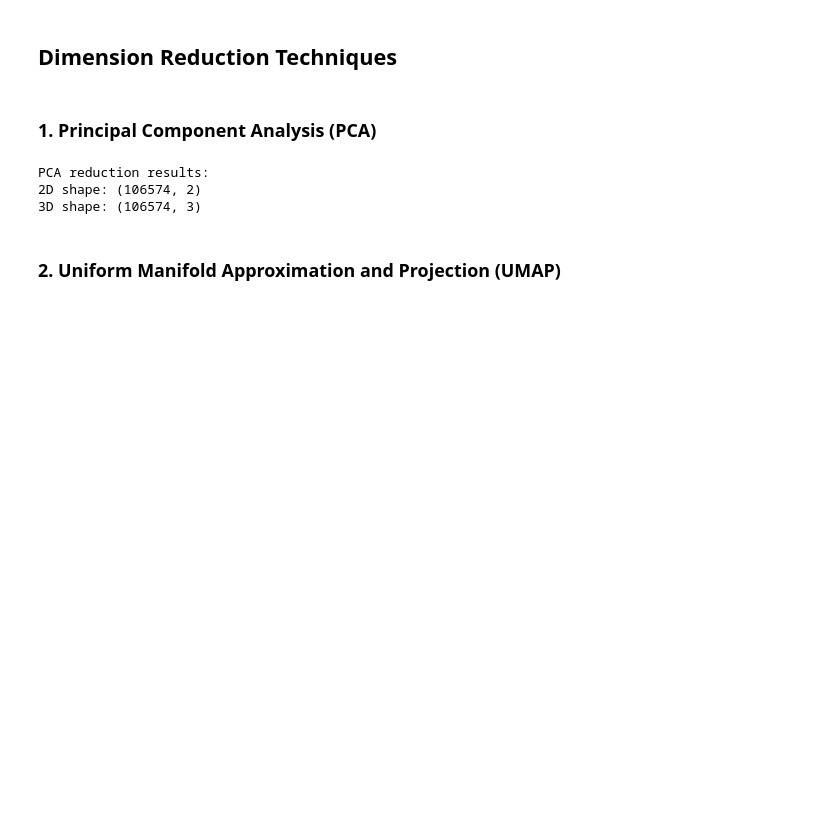
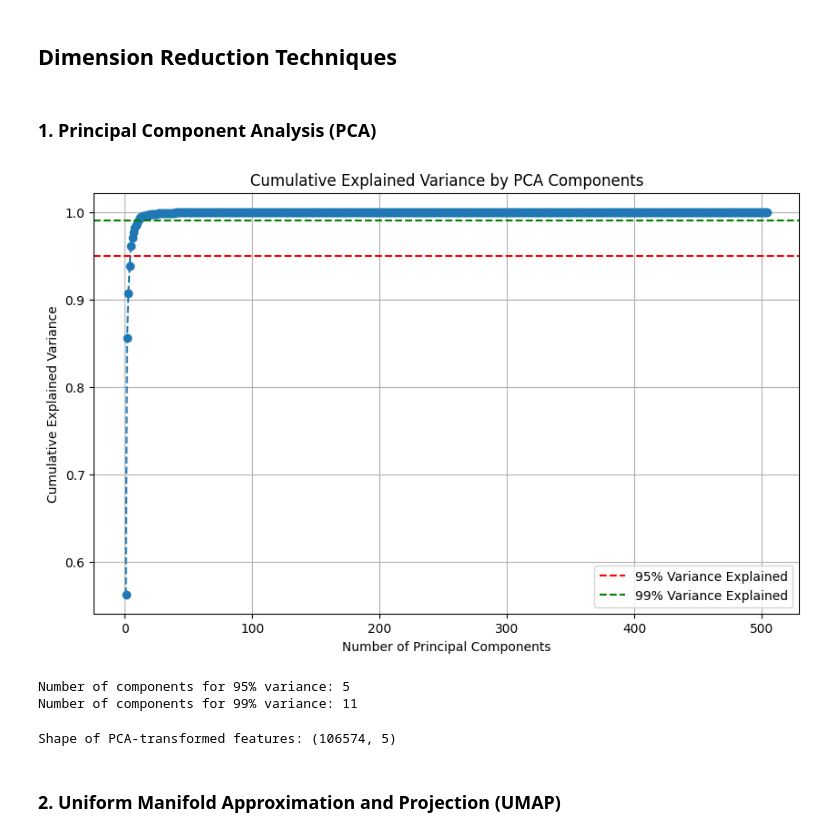
Before and after one commit to suxrobGM/cs6140-assignments, a Jupyter notebook: assignments/src/assignment4/notebook2.ipynb, the cells around one changed output. Drawn from its saved outputs; the diff is of its cells as text; code cells hidden in the pictures; blank space fills up the shorter version.

```diff
--- a/assignments/src/assignment4/notebook2.ipynb
+++ b/assignments/src/assignment4/notebook2.ipynb
@@ -121,23 +121,45 @@ Shape of extracted features for selected domains: (106574, 504)
 ## Dimension Reduction Techniques <a class="anchor" id="2"></a>
 # %% [markdown]
 ### 1. Principal Component Analysis (PCA) <a class="anchor" id="2.1"></a>
-# %%
-from sklearn.decomposition import PCA
-
-# Apply PCA for 2D and 3D
-pca_2d = PCA(n_components=2).fit_transform(features_df)
-pca_3d = PCA(n_components=3).fit_transform(features_df)
-
-# Save PCA results for visualization
-pca_reduction = {"2D": pca_2d, "3D": pca_3d}
-
-print("PCA reduction results:")
-print("2D shape:", pca_2d.shape)
-print("3D shape:", pca_3d.shape)
-# %% [output]
-PCA reduction results:
-2D shape: (106574, 2)
-3D shape: (106574, 3)
+# %%
+from sklearn.decomposition import PCA
+
+pca = PCA()
+pca.fit(features_df)
+
+# Explained variance ratio
+explained_variance_ratio = pca.explained_variance_ratio_
+cumulative_variance = explained_variance_ratio.cumsum()
+
+# Plot explained variance ratio
+plt.figure(figsize=(10, 6))
+plt.plot(range(1, len(explained_variance_ratio) + 1), cumulative_variance, marker="o", linestyle="--")
+plt.title("Cumulative Explained Variance by PCA Components")
+plt.xlabel("Number of Principal Components")
+plt.ylabel("Cumulative Explained Variance")
+plt.axhline(y=0.95, color="r", linestyle="--", label="95% Variance Explained")
+plt.axhline(y=0.99, color="g", linestyle="--", label="99% Variance Explained")
+plt.legend()
+plt.grid()
+plt.show()
+
+# Print the number of components for 95% and 99% variance
+components_95 = (cumulative_variance >= 0.95).argmax() + 1
+components_99 = (cumulative_variance >= 0.99).argmax() + 1
+print(f"Number of components for 95% variance: {components_95}")
+print(f"Number of components for 99% variance: {components_99}")
+# %% [output]
+[figure, added]
+Number of components for 95% variance: 5
+Number of components for 99% variance: 11
+# %%
+# Perform PCA with the number of components that explain 95% of the variance
+pca = PCA(n_components=components_95)
+features_pca = pca.fit_transform(features_df)
+
+print("Shape of PCA-transformed features:", features_pca.shape)
+# %% [output]
+Shape of PCA-transformed features: (106574, 5)
 # %% [markdown]
 ### 2. Uniform Manifold Approximation and Projection (UMAP) <a class="anchor" id="2.2"></a>
 # %%
```
Also changed, not shown: parts of 3 cells of this notebook.
